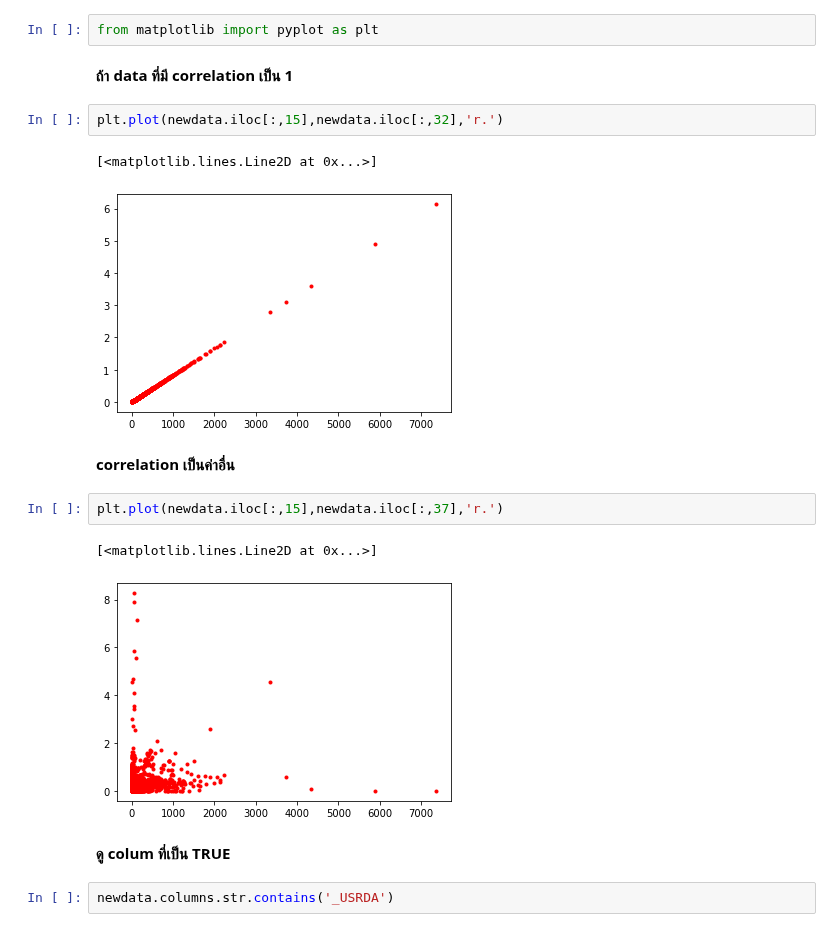
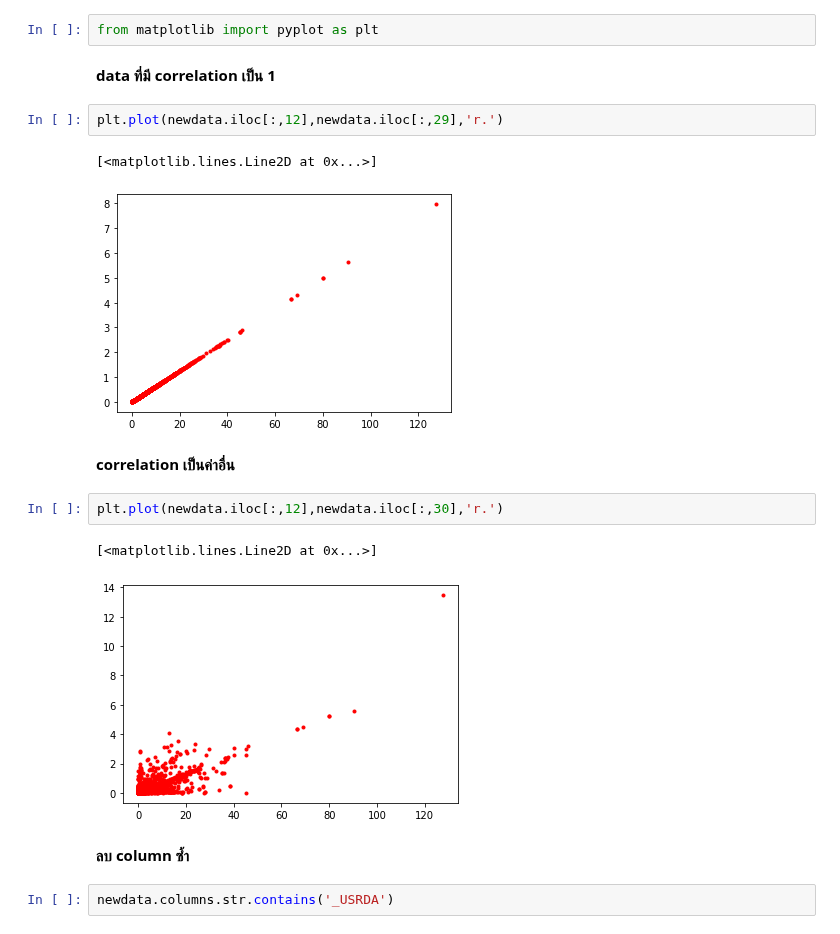
Before and after one commit to Thitichaya2000/multivariate, a Jupyter notebook: Exam01.ipynb, the cells around one changed output. Saved outputs shown, nothing was run; the diff lists cells and outputs as text.

```diff
--- a/Exam01.ipynb
+++ b/Exam01.ipynb
@@ -374,21 +389,21 @@ newdata.iloc[:5,10:35]
 # %%
 from matplotlib import pyplot as plt
 # %% [markdown]
-**ถ้า data ที่มี correlation เป็น 1**
+**data ที่มี correlation เป็น 1**
 # %%
-plt.plot(newdata.iloc[:,15],newdata.iloc[:,32],'r.')
+plt.plot(newdata.iloc[:,12],newdata.iloc[:,29],'r.')
 # %% [output]
 [<matplotlib.lines.Line2D at 0x...>]
-[figure, old version]
+[figure, new version]
 # %% [markdown]
 **correlation เป็นค่าอื่น**
 # %%
-plt.plot(newdata.iloc[:,15],newdata.iloc[:,37],'r.')
+plt.plot(newdata.iloc[:,12],newdata.iloc[:,30],'r.')
 # %% [output]
 [<matplotlib.lines.Line2D at 0x...>]
-[figure, old version]
+[figure, new version]
-# %% [markdown]
-**ดู colum ที่เป็น TRUE**
+# %% [markdown]
+**ลบ column ซ้ำ**
 # %%
 newdata.columns.str.contains('_USRDA')
 # %% [output]
```
Also changed, not shown: parts of 30 cells of this notebook.
